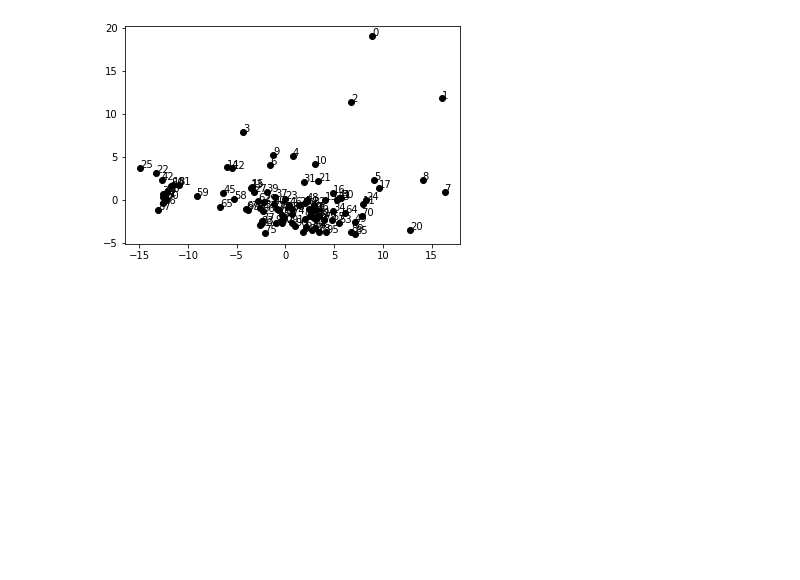
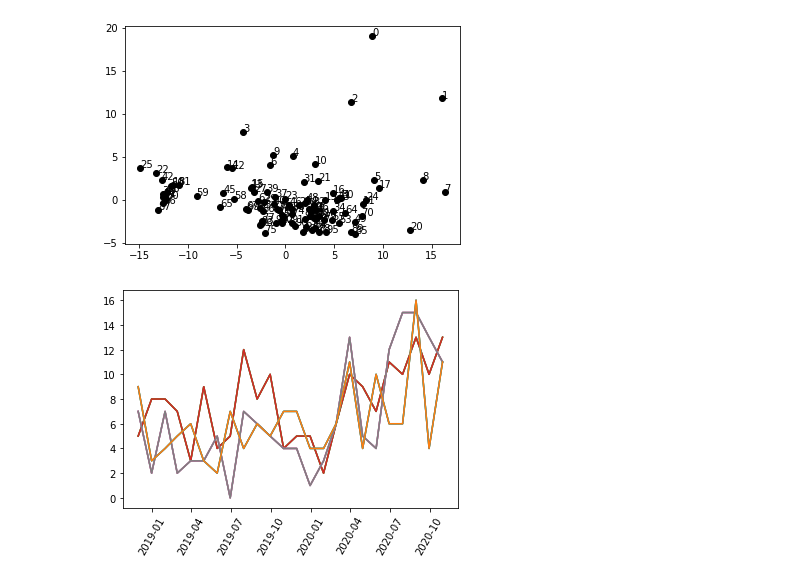
Before and after one commit to Narita-1095305/AI-datascience-math, a Jupyter notebook: 機械学習を使った分析を行ってみよう.ipynb, the cells around one changed output. Drawn from its saved outputs; the diff is of its cells as text; code cells hidden in the pictures; blank space fills up the shorter version.

```diff
--- a/機械学習を使った分析を行ってみよう.ipynb
+++ b/機械学習を使った分析を行ってみよう.ipynb
@@ -106,3 +106,24 @@ for i in range(len(transformed)):
 plt.show()
 # %% [output]
 [figure]
+# %%
+import pandas as pd
+# indexの調整
+x_0 = df_info.resample('M').count()
+x_0 = x_0.drop(x_0.columns.values,axis=1)
+
+list_rank = [0,1,2]
+x = []
+
+for i_rank in list_rank:
+   #顧客IDの抽出
+  i_id = df_info['顧客ID'].value_counts().index[i_rank]
+  # 月ごとの利用回数を特徴量として抽出
+  x_i = df_info[df_info['顧客ID']==i_id].resample('M').count()
+  #　欠損地があった場合の穴埋め
+  x_i = pd.concat([x_0, x_i], axis = 1).fillna(0)
+  plt.plot(x_i)
+  plt.xticks(rotation=60)
+plt.show()
+# %% [output]
+[figure, added]
```
